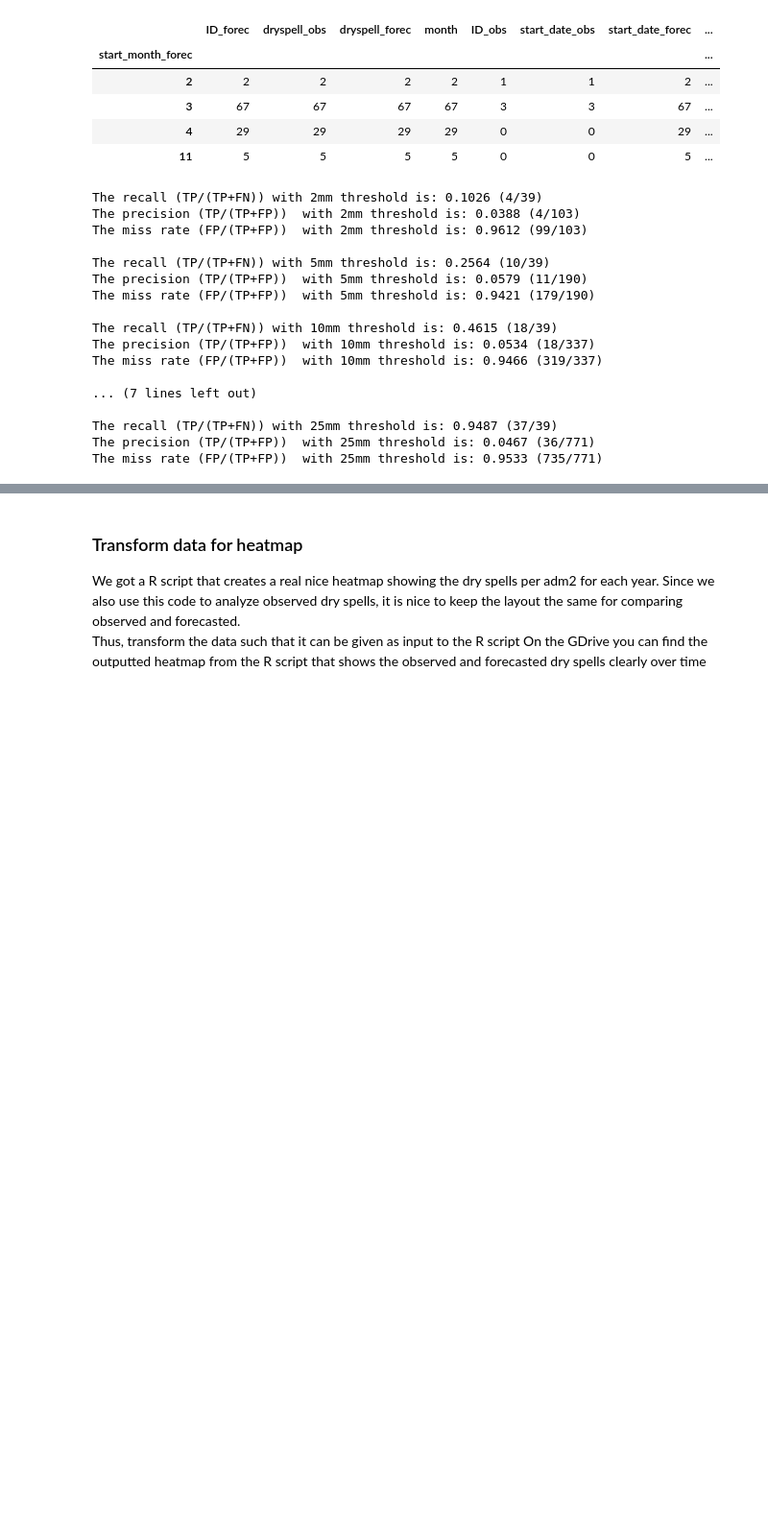
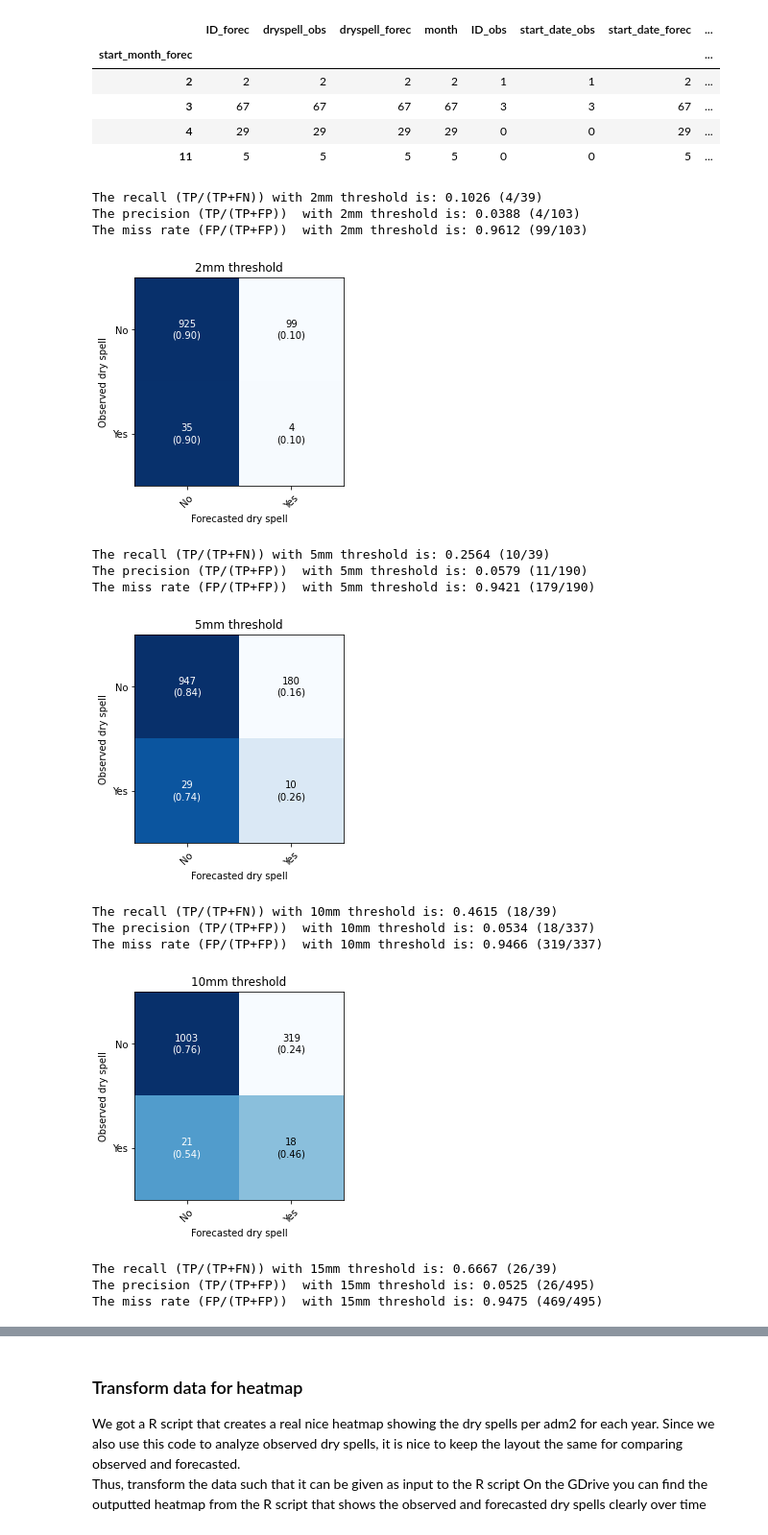
Before and after one commit to OCHA-DAP/pa-anticipatory-action, a Jupyter notebook: analyses/malawi/notebooks/mwi_chirpsgefs_corr_dryspells.ipynb, the cells around one changed output, grey strips where cells are left out. Shown at 96% size. Saved outputs shown, nothing was run; the diff lists cells and outputs as text; code cells hidden in the pictures; blank space fills up the shorter version.

```diff
--- a/analyses/malawi/notebooks/mwi_chirpsgefs_corr_dryspells.ipynb
+++ b/analyses/malawi/notebooks/mwi_chirpsgefs_corr_dryspells.ipynb
@@ -649,6 +649,10 @@ def stats_threshold(df_dates,df_chirpsgefs,threshold):
     df_dsforgr["ID_obs"]=df_dates_comb.groupby("ID_forec").ID_obs.apply(lambda x: x.min(skipna=True))
     df_forid=df_dsforgr.reset_index().merge(df_obs_dates[["ID_obs","start_date"]],how="left",on="ID_obs").rename(columns={"start_date":"start_date_obs"})
     df_forid=df_forid.merge(df_forec_dates[["ID_forec","start_date"]],how="left",on="ID_forec").rename(columns={"start_date":"start_date_forec"})
+    df_dates_tn=df_dates_comb[(df_dates_comb.dryspell_obs==0)&(df_dates_comb.dryspell_forec==0)]
+    pd.options.mode.chained_assignment = None  # default='warn'
+    df_dates_tn.loc[:,"ID_tn"]=df_dates_tn.sort_values(["ADM2_EN","date"]).groupby("ADM2_EN").date.diff().dt.days.ne(1).cumsum()
+    tn=len(df_dates_tn.ID_tn.unique())
 
     recall=len(df_obsid[df_obsid.dryspell_forec>0])/len(df_obsid)
     num_obs=len(df_obsid)
@@ -656,32 +660,36 @@ def stats_threshold(df_dates,df_chirpsgefs,threshold):
     precision=len(df_forid[df_forid.dryspell_obs>0])/len(df_forid)
     num_for=len(df_forid)
     num_forobs=len(df_forid[~df_forid.ID_obs.isnull()])
-    return recall,precision,num_obs,num_obsfor,num_for,num_forobs
+    return recall,precision,num_obs,num_obsfor,num_for,num_forobs,tn
 # %%
 threshold_list=[2,5,10,15,20,25]
 df_pr=pd.DataFrame(threshold_list,columns=["threshold"]).set_index('threshold')
 for threshold in threshold_list:
-    recall,precision,num_obs,num_obsfor,num_for,num_forobs=stats_threshold(df_dates,df_chirpsgefs,threshold)
-    df_pr.loc[threshold,["recall","precision","num_obs","num_obsfor","num_for","num_forobs"]]=recall,precision,num_obs,num_obsfor,num_for,num_forobs
+    recall,precision,num_obs,num_obsfor,num_for,num_forobs,tn=stats_threshold(df_dates,df_chirpsgefs,threshold)
+#     df_pr.loc[threshold,["recall","precision","num_obs","num_obsfor","num_for","num_forobs","tn"]]=recall,precision,num_obs,num_obsfor,num_for,num_forobs,tn
     print(f"The recall (TP/(TP+FN)) with {threshold}mm threshold is: {round(recall,4)} ({num_obsfor}/{num_obs})")
     print(f"The precision (TP/(TP+FP))  with {threshold}mm threshold is: {round(precision,4)} ({num_forobs}/{num_for})")
     print(f"The miss rate (FP/(TP+FP))  with {threshold}mm threshold is: {round((num_for-num_forobs)/(num_for),4)} ({num_for-num_forobs}/{num_for})\n")
-df_pr.to_csv(os.path.join(country_data_processed_dir,"dry_spells","chirpsgefs",f"chirpsgefs_{ds_meth}_precision_recall_thresholds.csv"))
+    cm=np.array([[tn, num_for-num_obsfor],[num_obs-num_obsfor, num_obsfor]])
+    plot_confusion_matrix(conf_mat=cm,show_absolute=True,show_normed=True,class_names=["No","Yes"])#,axis=ax)
+    plt.xlabel("Forecasted dry spell")
+    plt.ylabel("Observed dry spell")
+    plt.title(f"{threshold}mm threshold")
+    plt.show()
+    # df_pr.to_csv(os.path.join(country_data_processed_dir,"dry_spells","chirpsgefs",f"chirpsgefs_{ds_meth}_precision_recall_thresholds.csv"))
 # %% [output]
 The recall (TP/(TP+FN)) with 2mm threshold is: 0.1026 (4/39)
 The precision (TP/(TP+FP))  with 2mm threshold is: 0.0388 (4/103)
 The miss rate (FP/(TP+FP))  with 2mm threshold is: 0.9612 (99/103)
-
-The recall (TP/(TP+FN)) with 5mm threshold is: 0.2564 (10/39)
-The precision (TP/(TP+FP))  with 5mm threshold is: 0.0579 (11/190)
-The miss rate (FP/(TP+FP))  with 5mm threshold is: 0.9421 (179/190)
-
-The recall (TP/(TP+FN)) with 10mm threshold is: 0.4615 (18/39)
-The precision (TP/(TP+FP))  with 10mm threshold is: 0.0534 (18/337)
-The miss rate (FP/(TP+FP))  with 10mm threshold is: 0.9466 (319/337)
-
-... (7 lines left out)
-
-The recall (TP/(TP+FN)) with 25mm threshold is: 0.9487 (37/39)
-The precision (TP/(TP+FP))  with 25mm threshold is: 0.0467 (36/771)
-The miss rate (FP/(TP+FP))  with 25mm threshold is: 0.9533 (735/771)
+[figure, added]
+The recall (TP/(TP+FN)) with 5mm threshold is: 0.2564 (10/39)
+The precision (TP/(TP+FP))  with 5mm threshold is: 0.0579 (11/190)
+The miss rate (FP/(TP+FP))  with 5mm threshold is: 0.9421 (179/190)
+[figure, added]
+The recall (TP/(TP+FN)) with 10mm threshold is: 0.4615 (18/39)
+The precision (TP/(TP+FP))  with 10mm threshold is: 0.0534 (18/337)
+The miss rate (FP/(TP+FP))  with 10mm threshold is: 0.9466 (319/337)
+[figure, added]
+The recall (TP/(TP+FN)) with 15mm threshold is: 0.6667 (26/39)
+The precision (TP/(TP+FP))  with 15mm threshold is: 0.0525 (26/495)
+The miss rate (FP/(TP+FP))  with 15mm threshold is: 0.9475 (469/495)
```
Also changed, not shown: parts of 11 cells of this notebook, 1 other file.
